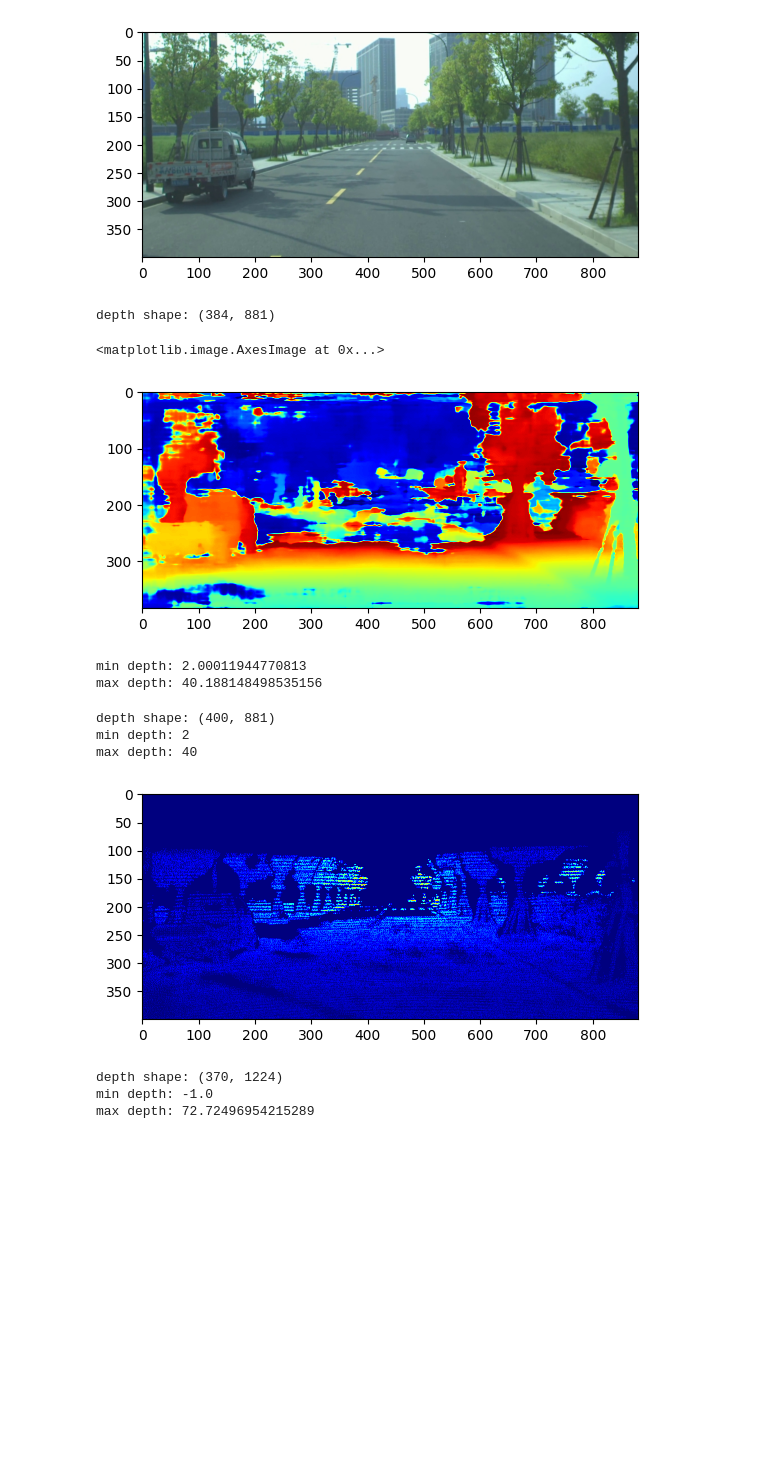
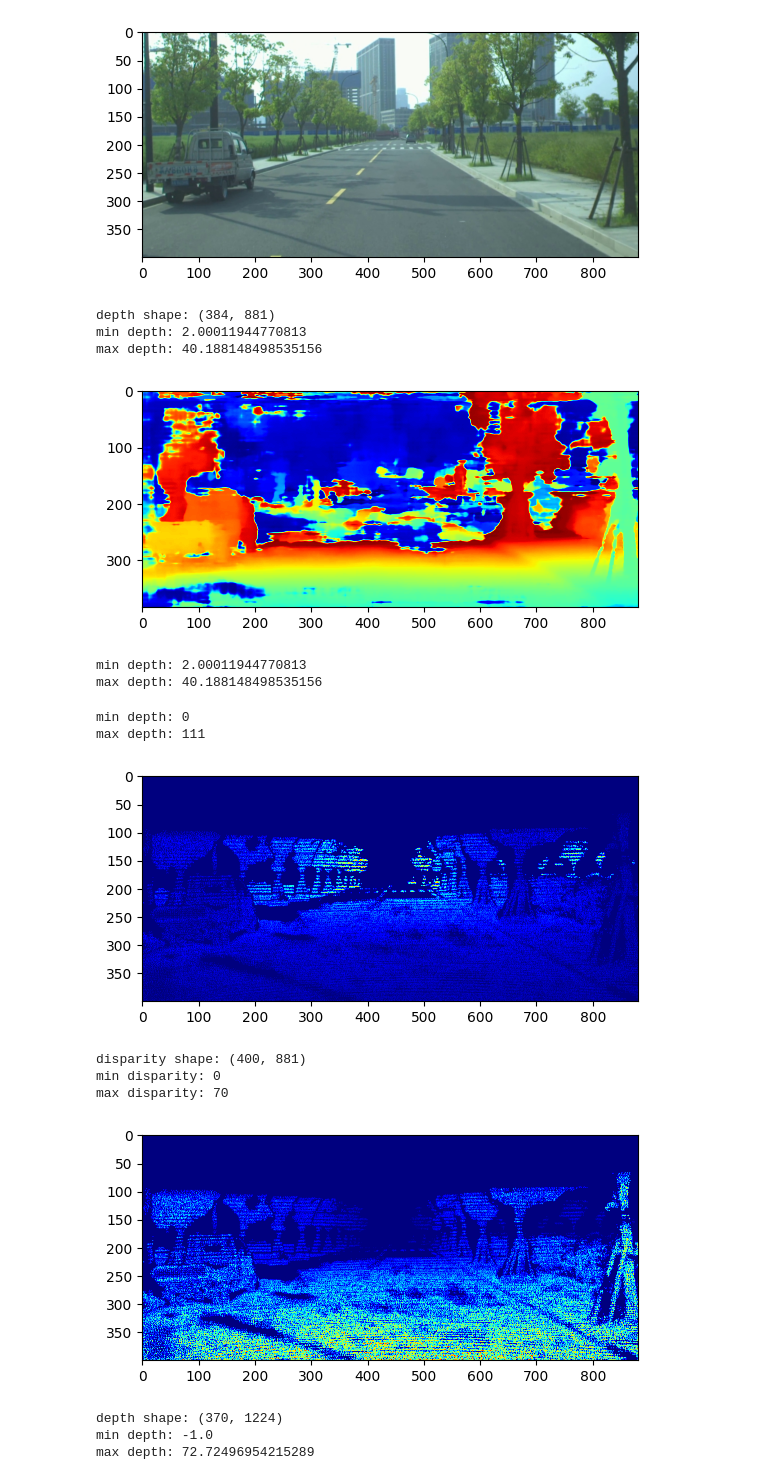
Before and after one commit to HassanHotait/DSGN_DockerizeAndDeploy, a Jupyter notebook: explore_depth.ipynb, the cells around one changed output. Saved outputs shown, nothing was run; the diff lists cells and outputs as text; code cells hidden in the pictures; blank space fills up the shorter version.

```diff
--- a/explore_depth.ipynb
+++ b/explore_depth.ipynb
@@ -9,12 +9,15 @@ plt.imshow(img[:,:,::-1])
 <matplotlib.image.AxesImage at 0x...>
 [figure]
 # %%
-depth_pred = np.load('/home/DSGN_DockerizeAndDeploy/outputs/result/depth_maps/000587.npy')
+depth_pred = np.load('/home/DSGN_DockerizeAndDeploy/outputs/result/depth_maps/000587_disparity.npy')
 print(f'depth shape: {depth_pred.shape}')
 plt.imshow(depth_pred,cmap = 'jet')
+print(f'min depth: {np.min(depth_pred)}')
+print(f'max depth: {np.max(depth_pred)}')
 # %% [output]
 depth shape: (384, 881)
+min depth: 2.00011944770813
+max depth: 40.188148498535156
-<matplotlib.image.AxesImage at 0x...>
 [figure]
 # %%
 print(f'min depth: {np.min(depth_pred)}')
@@ -24,18 +27,31 @@ min depth: 2.00011944770813
 max depth: 40.188148498535156
 # %%
 depth_gt = cv2.imread('/home/DSGN_DockerizeAndDeploy/data/DrivingStereoSet/training/depth/000587.png',cv2.IMREAD_GRAYSCALE)
-np.save('/home/DSGN_DockerizeAndDeploy/data/DrivingStereoSet/training/depth/000587.npy',depth_gt)
 depth_gt_norm = cv2.normalize(depth_gt, None, 2, 40, cv2.NORM_MINMAX)
-print(f'depth shape: {depth_gt.shape}')
-plt.imshow(depth_gt_norm,cmap = 'jet')
+np.save('/home/DSGN_DockerizeAndDeploy/data/DrivingStereoSet/training/depth/000587.npy',depth_gt_norm)
+# print(f'depth shape: {depth_gt.shape}')
+plt.imshow(depth_gt,cmap = 'jet')
 
-print(f'min depth: {np.min(depth_gt_norm)}')
-print(f'max depth: {np.max(depth_gt_norm)}')
+print(f'min depth: {np.min(depth_gt)}')
+print(f'max depth: {np.max(depth_gt)}')
 # %% [output]
-depth shape: (400, 881)
-min depth: 2
-max depth: 40
+min depth: 0
+max depth: 111
 [figure]
+# %%
+disparity_gt = cv2.imread('/home/DSGN_DockerizeAndDeploy/data/DrivingStereoSet/training/disparity/000587.png',cv2.IMREAD_GRAYSCALE)
+np.save('/home/DSGN_DockerizeAndDeploy/data/DrivingStereoSet/training/disparity/000587.npy',disparity_gt)
+# disparity_gt_norm = cv2.normalize(disparity_gt, None, 2, 40, cv2.NORM_MINMAX)
+print(f'disparity shape: {disparity_gt.shape}')
+plt.imshow(disparity_gt,cmap = 'jet')
+
+print(f'min disparity: {np.min(disparity_gt)}')
+print(f'max disparity: {np.max(disparity_gt)}')
+# %% [output]
+disparity shape: (400, 881)
+min disparity: 0
+max disparity: 70
+[figure, added]
 # %%
 depth_pred_kitti = np.load('/home/DSGN_DockerizeAndDeploy/data/kitti/training/depth/000000.npy')
 print(f'depth shape: {depth_pred_kitti.shape}')
```
Also changed, not shown: 3 other files.
